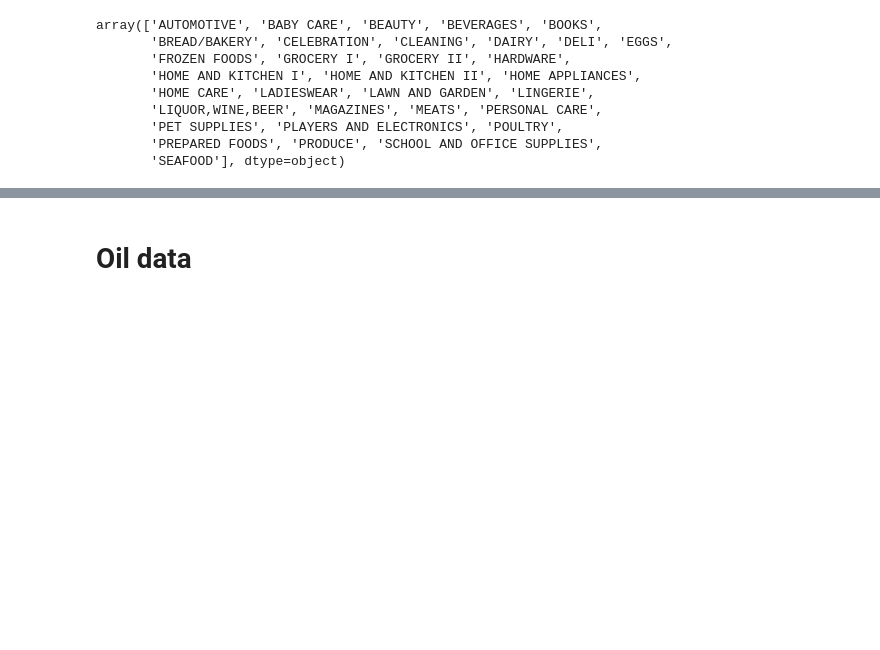
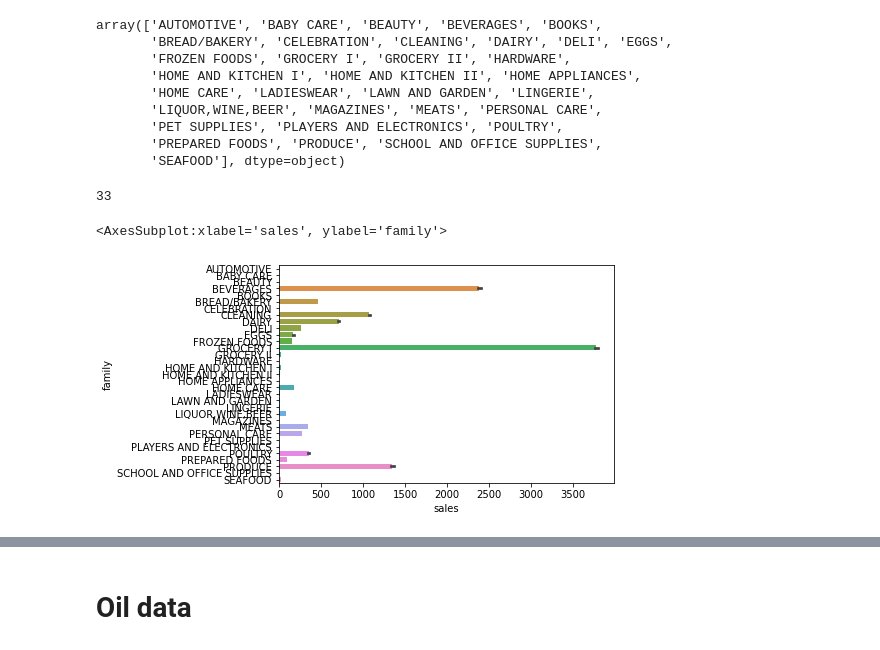
Before and after one commit to didine13/forecasting_for_sales, a Jupyter notebook: notebooks/nhouyvanisvong_dataexplo.ipynb, the cells around one changed output, grey strips where cells are left out. Saved outputs shown, nothing was run; the diff lists cells and outputs as text; code cells hidden in the pictures; blank space fills up the shorter version.

Commit message:
check state in stores_data with countplot, then return on train_data, column family with groupby()

```diff
--- a/notebooks/nhouyvanisvong_dataexplo.ipynb
+++ b/notebooks/nhouyvanisvong_dataexplo.ipynb
@@ -112,3 +102,7 @@ array(['AUTOMOTIVE', 'BABY CARE', 'BEAUTY', 'BEVERAGES', 'BOOKS',
        'PET SUPPLIES', 'PLAYERS AND ELECTRONICS', 'POULTRY',
        'PREPARED FOODS', 'PRODUCE', 'SCHOOL AND OFFICE SUPPLIES',
        'SEAFOOD'], dtype=object)
+# %%
+len(train_data['family'].unique())
+# %% [output]
+33
@@ -114,0 +113,5 @@ array(['AUTOMOTIVE', 'BABY CARE', 'BEAUTY', 'BEVERAGES', 'BOOKS',
+# %%
+sns.barplot(x='sales', y='family', data=train_data)
+# %% [output]
+<AxesSubplot:xlabel='sales', ylabel='family'>
+[figure, added]
```
Also changed, not shown: parts of 56 cells of this notebook.
